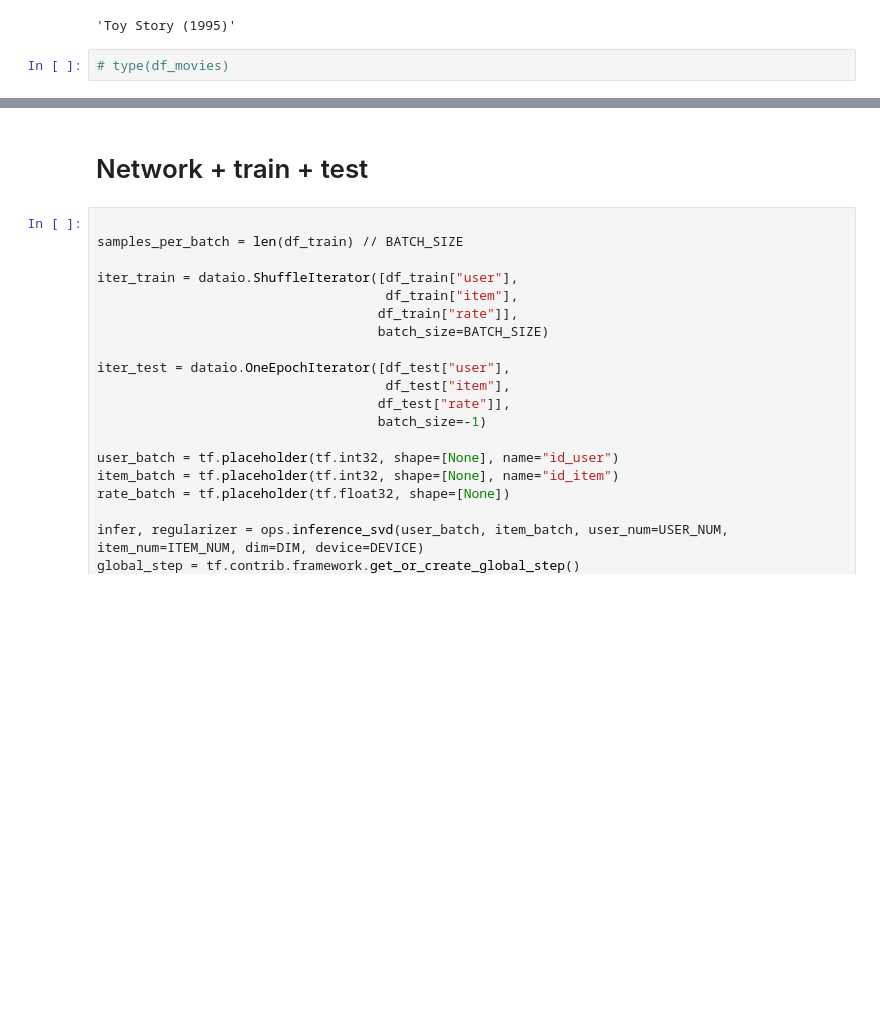
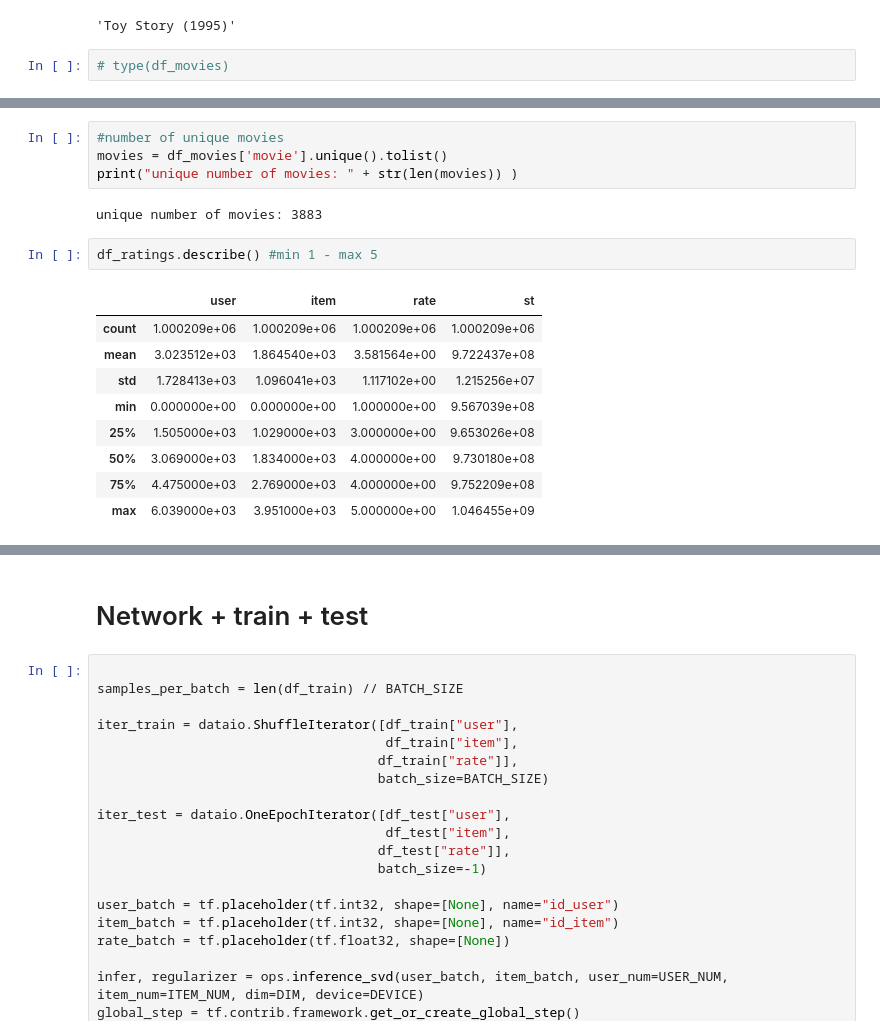
Before and after one commit to davidvela/TF-recomm, a Jupyter notebook: myNotebook.ipynb, the cells around one changed output, grey strips where cells are left out. Drawn from its saved outputs; the diff is of its cells as text; blank space fills up the shorter version.

```diff
--- a/myNotebook.ipynb
+++ b/myNotebook.ipynb
@@ -108,0 +133,18 @@ df_movies.iloc[0].title
+# %%
+#number of unique movies
+movies = df_movies['movie'].unique().tolist()
+print("unique number of movies: " + str(len(movies)) )
+# %% [output]
+unique number of movies: 3883
+# %%
+df_ratings.describe() #min 1 - max 5
+# %% [output]
+|  | user | item | rate | st |
+| count | 1.000209e+06 | 1.000209e+06 | 1.000209e+06 | 1.000209e+06 |
+| mean | 3.023512e+03 | 1.864540e+03 | 3.581564e+00 | 9.722437e+08 |
+| std | 1.728413e+03 | 1.096041e+03 | 1.117102e+00 | 1.215256e+07 |
+| min | 0.000000e+00 | 0.000000e+00 | 1.000000e+00 | 9.567039e+08 |
+| 25% | 1.505000e+03 | 1.029000e+03 | 3.000000e+00 | 9.653026e+08 |
+| 50% | 3.069000e+03 | 1.834000e+03 | 4.000000e+00 | 9.730180e+08 |
+| 75% | 4.475000e+03 | 2.769000e+03 | 4.000000e+00 | 9.752209e+08 |
+| max | 6.039000e+03 | 3.951000e+03 | 5.000000e+00 | 1.046455e+09 |
```
Also changed, not shown: parts of 16 cells of this notebook.
